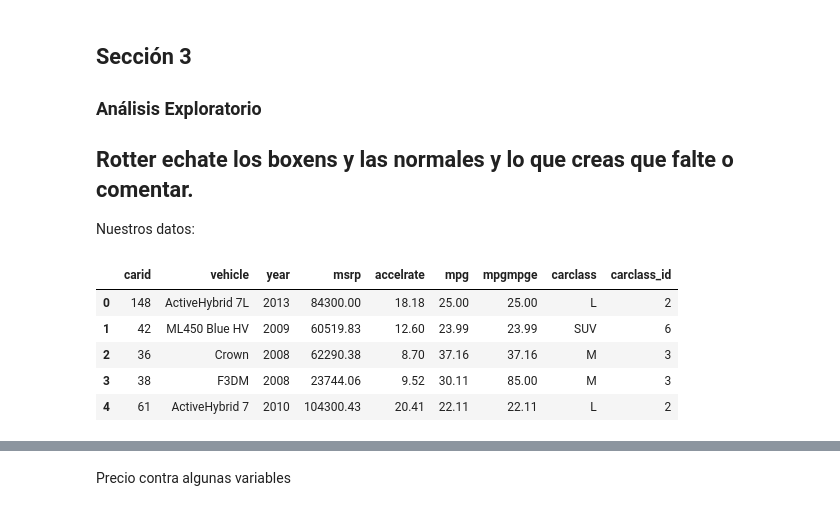
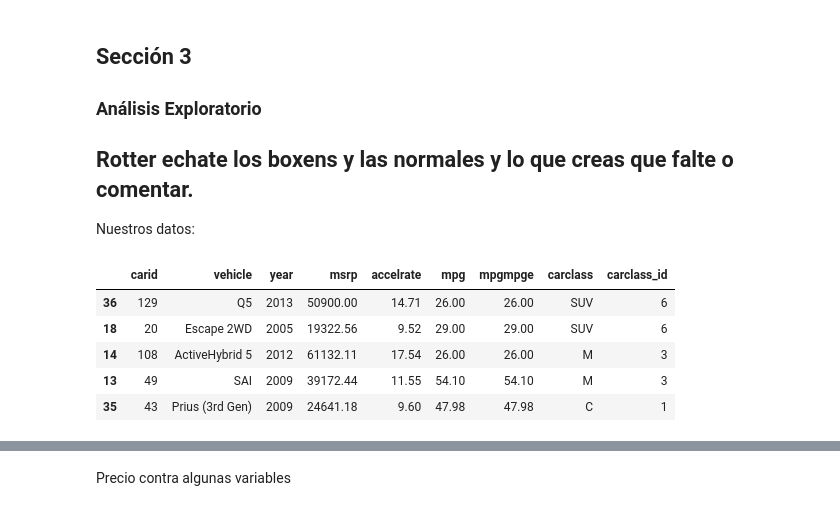
Before and after one commit to jeroaranda/aplicada2, a Jupyter notebook: control4.ipynb, the cells around one changed output, grey strips where cells are left out. Cells and saved outputs as stored; diff of their text form; code cells hidden in the pictures.

```diff
--- a/control4.ipynb
+++ b/control4.ipynb
@@ -55,11 +56,11 @@ Los vehículos híbridos representan un misterio en el mercado a lo largo de los
 
 Nuestros datos:
 # %%
-df.head(5)
+df.sample(5)
 # %% [output]
 |  | carid | vehicle | year | msrp | accelrate | mpg | mpgmpge | carclass | carclass_id |
-| 0 | 148 | ActiveHybrid 7L | 2013 | 84300.00 | 18.18 | 25.00 | 25.00 | L | 2 |
-| 1 | 42 | ML450 Blue HV | 2009 | 60519.83 | 12.60 | 23.99 | 23.99 | SUV | 6 |
-| 2 | 36 | Crown | 2008 | 62290.38 | 8.70 | 37.16 | 37.16 | M | 3 |
-| 3 | 38 | F3DM | 2008 | 23744.06 | 9.52 | 30.11 | 85.00 | M | 3 |
-| 4 | 61 | ActiveHybrid 7 | 2010 | 104300.43 | 20.41 | 22.11 | 22.11 | L | 2 |
+| 36 | 129 | Q5 | 2013 | 50900.00 | 14.71 | 26.00 | 26.00 | SUV | 6 |
+| 18 | 20 | Escape 2WD | 2005 | 19322.56 | 9.52 | 29.00 | 29.00 | SUV | 6 |
+| 14 | 108 | ActiveHybrid 5 | 2012 | 61132.11 | 17.54 | 26.00 | 26.00 | M | 3 |
+| 13 | 49 | SAI | 2009 | 39172.44 | 11.55 | 54.10 | 54.10 | M | 3 |
+| 35 | 43 | Prius (3rd Gen) | 2009 | 24641.18 | 9.60 | 47.98 | 47.98 | C | 1 |
```
Also changed, not shown: parts of 59 cells of this notebook.
